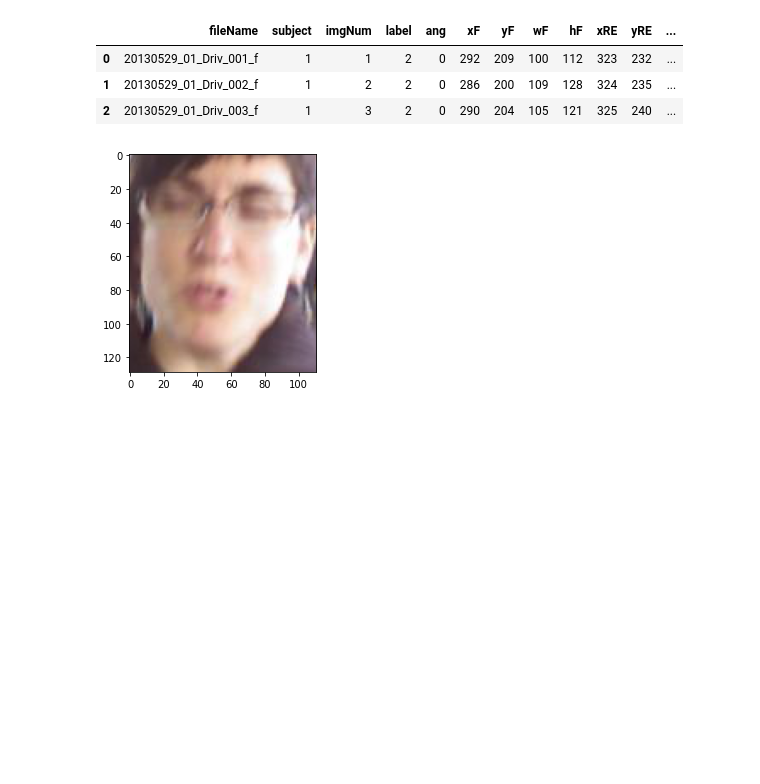
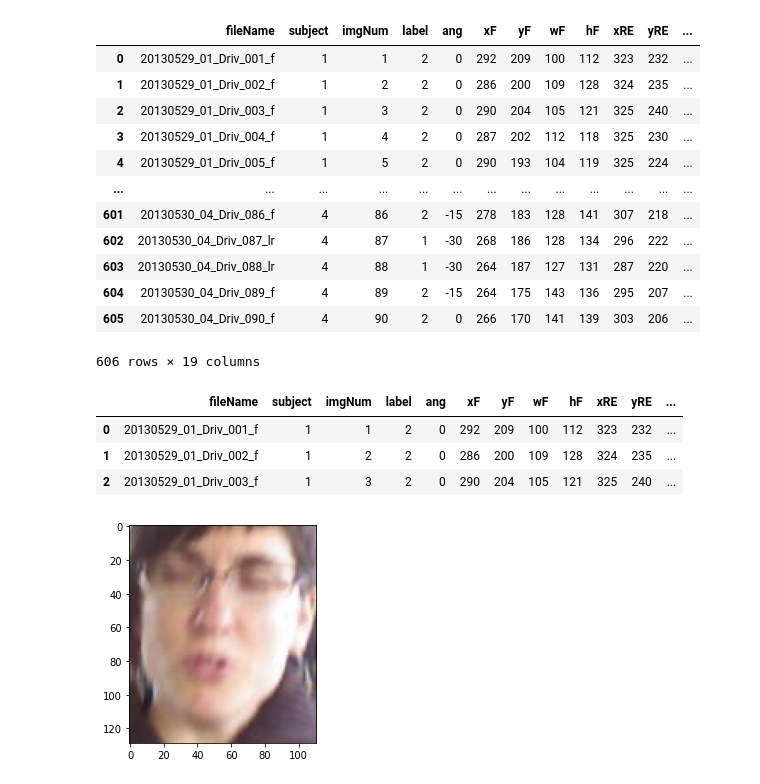
Before and after one commit to Krl1/Fuzzy_clustering, a Jupyter notebook: fuzzy.ipynb, the cells around one changed output. Drawn from its saved outputs; the diff is of its cells as text; code cells hidden in the pictures; blank space fills up the shorter version.

```diff
--- a/fuzzy.ipynb
+++ b/fuzzy.ipynb
@@ -7,6 +7,21 @@ import scipy.io
 import matplotlib.pyplot as plt
 # %%
 df = pd.read_csv('drivPoints.txt')
+df
+# %% [output]
+|  | fileName | subject | imgNum | label | ang | xF | yF | wF | hF | xRE | yRE | ... |
+| 0 | 20130529_01_Driv_001_f | 1 | 1 | 2 | 0 | 292 | 209 | 100 | 112 | 323 | 232 | ... |
+| 1 | 20130529_01_Driv_002_f | 1 | 2 | 2 | 0 | 286 | 200 | 109 | 128 | 324 | 235 | ... |
+| 2 | 20130529_01_Driv_003_f | 1 | 3 | 2 | 0 | 290 | 204 | 105 | 121 | 325 | 240 | ... |
+| 3 | 20130529_01_Driv_004_f | 1 | 4 | 2 | 0 | 287 | 202 | 112 | 118 | 325 | 230 | ... |
+| 4 | 20130529_01_Driv_005_f | 1 | 5 | 2 | 0 | 290 | 193 | 104 | 119 | 325 | 224 | ... |
+| ... | ... | ... | ... | ... | ... | ... | ... | ... | ... | ... | ... | ... |
+| 601 | 20130530_04_Driv_086_f | 4 | 86 | 2 | -15 | 278 | 183 | 128 | 141 | 307 | 218 | ... |
+| 602 | 20130530_04_Driv_087_lr | 4 | 87 | 1 | -30 | 268 | 186 | 128 | 134 | 296 | 222 | ... |
+| 603 | 20130530_04_Driv_088_lr | 4 | 88 | 1 | -30 | 264 | 187 | 127 | 131 | 287 | 220 | ... |
+| 604 | 20130530_04_Driv_089_f | 4 | 89 | 2 | -15 | 264 | 175 | 143 | 136 | 295 | 207 | ... |
+| 605 | 20130530_04_Driv_090_f | 4 | 90 | 2 | 0 | 266 | 170 | 141 | 139 | 303 | 206 | ... |
+606 rows × 19 columns
 # %%
 df.head(3)
 # %% [output]
```
Also changed, not shown: parts of 6 cells of this notebook.
